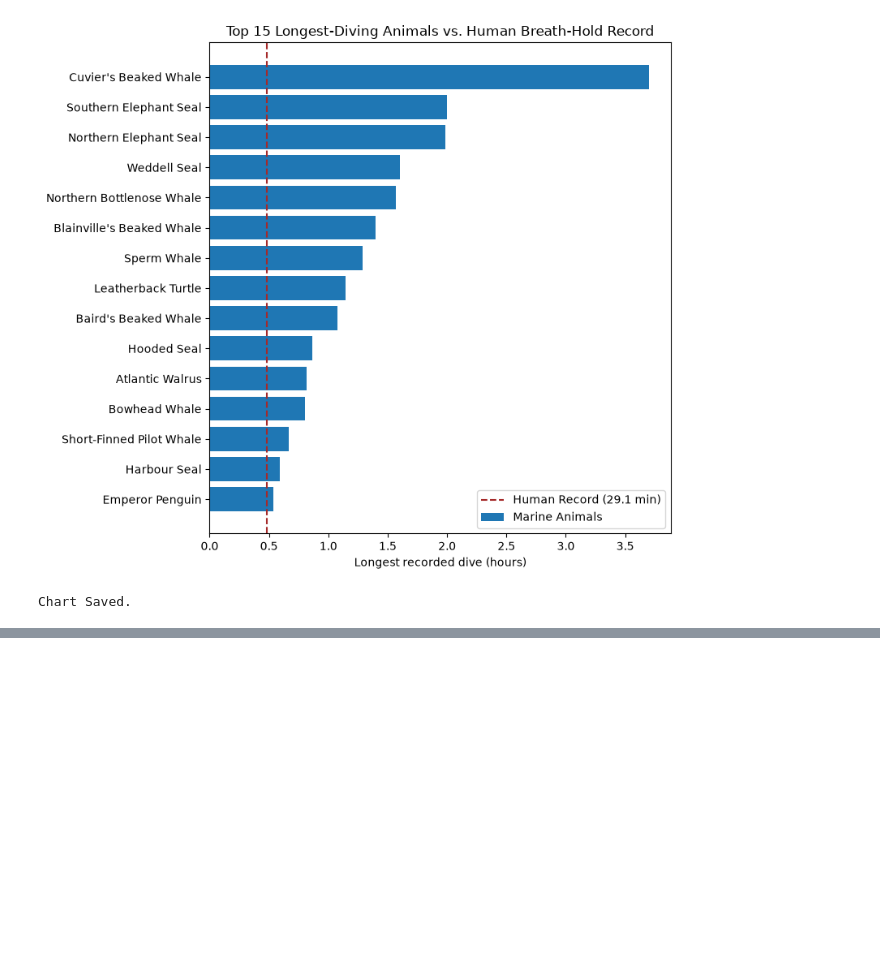
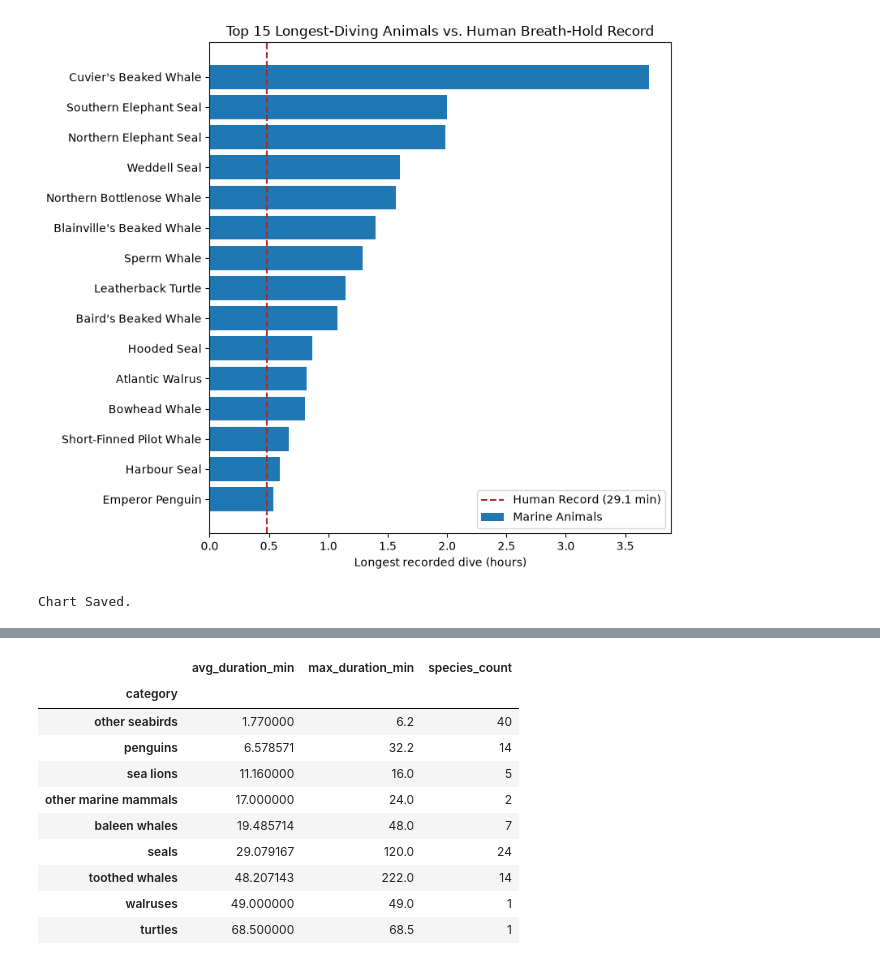
Before and after one commit to dakshita01/data-science-portfolio, a Jupyter notebook: 06-longest-divers/notebook/longest_divers.ipynb, the cells around one changed output, grey strips where cells are left out. Drawn from its saved outputs; the diff is of its cells as text; code cells hidden in the pictures; blank space fills up the shorter version.

```diff
--- a/06-longest-divers/notebook/longest_divers.ipynb
+++ b/06-longest-divers/notebook/longest_divers.ipynb
@@ -123,0 +129,20 @@ Chart Saved.
+# %%
+category_stats = df.groupby('category').agg(
+    avg_duration_min=('duration', 'mean'),
+    max_duration_min=('duration', 'max'),
+    species_count=('animal', 'count')
+).sort_values('avg_duration_min', ascending=True)
+
+category_stats
+# %% [output]
+|  | avg_duration_min | max_duration_min | species_count |
+| category |  |  |  |
+| other seabirds | 1.770000 | 6.2 | 40 |
+| penguins | 6.578571 | 32.2 | 14 |
+| sea lions | 11.160000 | 16.0 | 5 |
+| other marine mammals | 17.000000 | 24.0 | 2 |
+| baleen whales | 19.485714 | 48.0 | 7 |
+| seals | 29.079167 | 120.0 | 24 |
+| toothed whales | 48.207143 | 222.0 | 14 |
+| walruses | 49.000000 | 49.0 | 1 |
+| turtles | 68.500000 | 68.5 | 1 |
```
Also changed, not shown: parts of 5 cells of this notebook, 1 other file.
